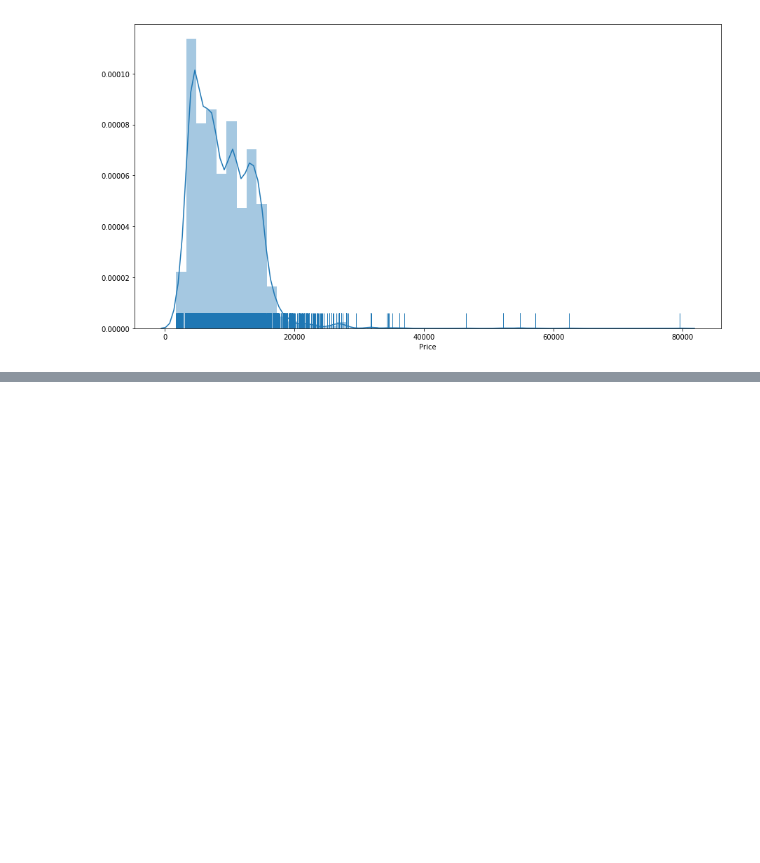
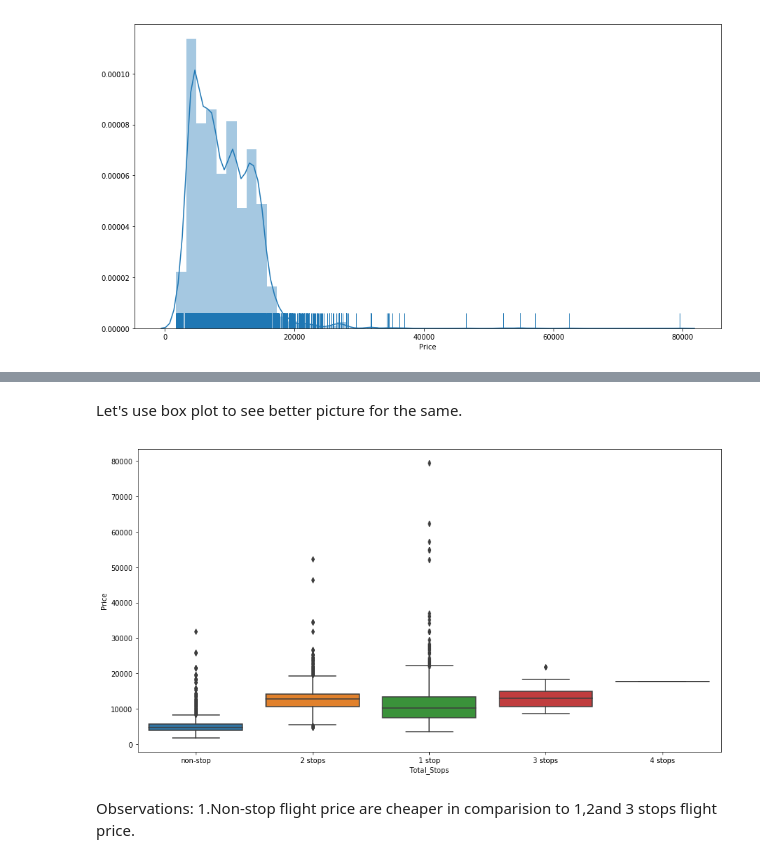
Before and after one commit to shashi29/Flight-price-prediction, a Jupyter notebook: Flight.ipynb, the cells around one changed output, grey strips where cells are left out. Saved outputs shown, nothing was run; the diff lists cells and outputs as text; code cells hidden in the pictures; blank space fills up the shorter version.

```diff
--- a/Flight.ipynb
+++ b/Flight.ipynb
@@ -55,0 +61,10 @@ l1 = sns.lineplot(x=train.index,y=train['Price'],hue='Total_Stops',data=train)
+# %% [markdown]
+Let's use box plot to see better picture for the same.
+# %%
+plt.figure(figsize=(15,8))
+l1 = sns.boxplot(y='Price',x='Total_Stops',data=train)
+# %% [output]
+[figure, added]
+# %% [markdown]
+Observations:
+    1.Non-stop flight price are cheaper in comparision to 1,2and 3 stops flight price.
```
Also changed, not shown: parts of 6 cells of this notebook.
